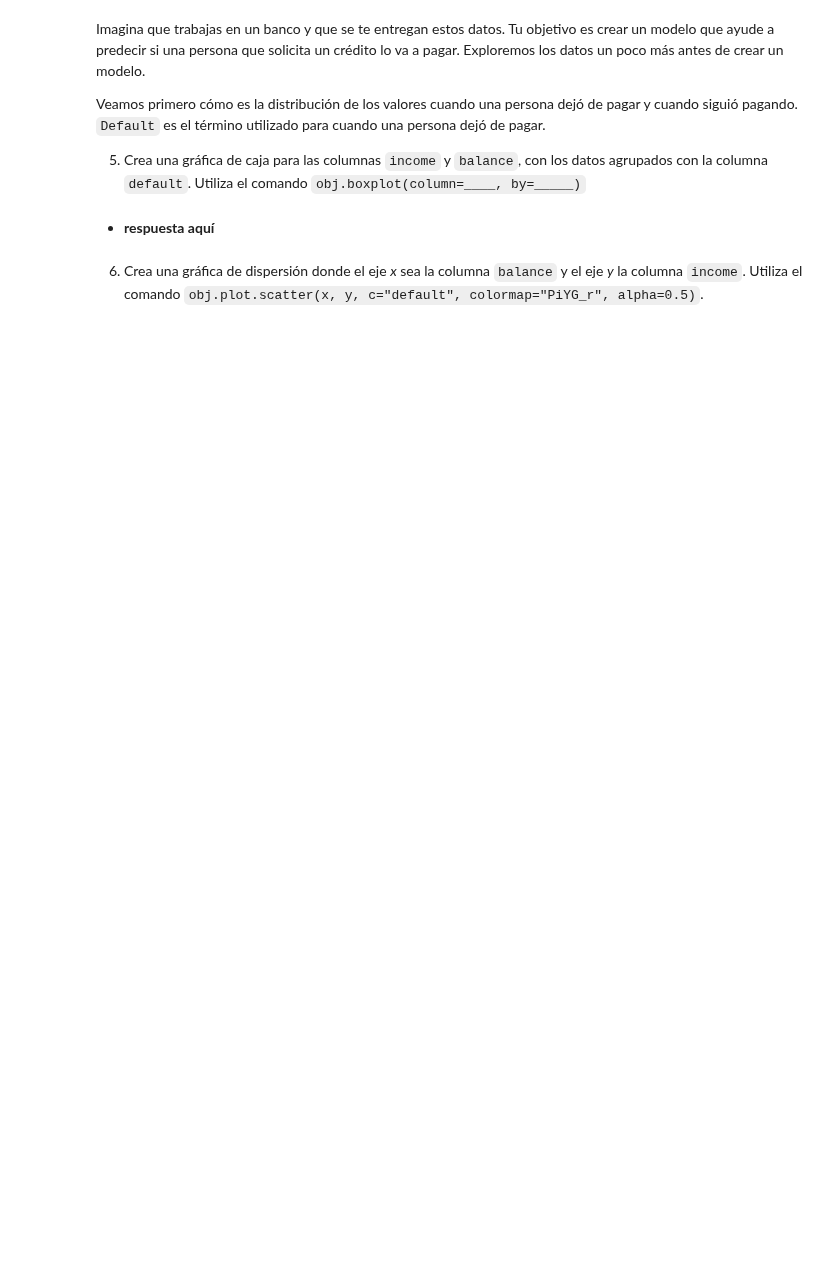
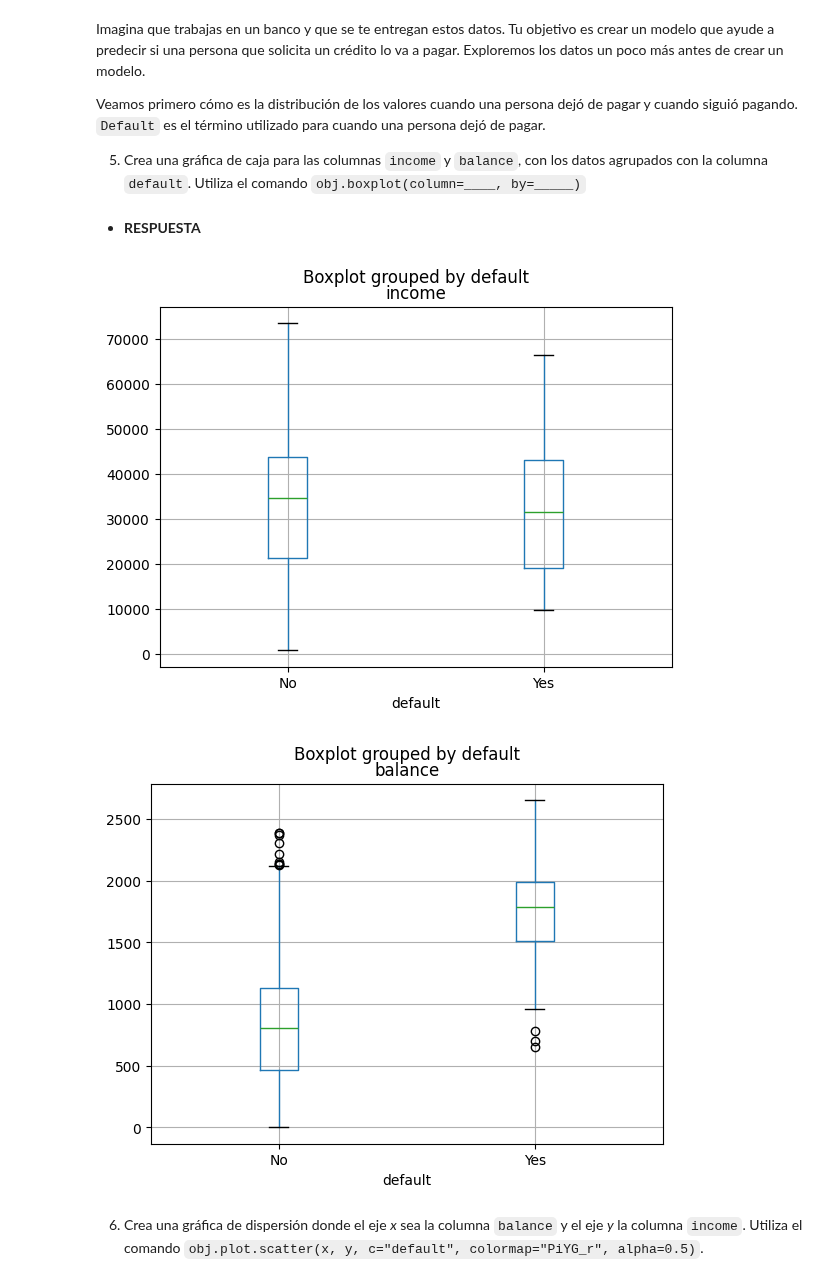
Before and after one commit to claudioemtz1357/LABORATORIO-DE-APRENDIZAJE-ESTAD-STICO, a Jupyter notebook: Lab - C1.ipynb, the cells around one changed output. Cells and saved outputs as stored; diff of their text form; code cells hidden in the pictures; blank space fills up the shorter version.

```diff
--- a/Lab - C1.ipynb
+++ b/Lab - C1.ipynb
@@ -15,3 +17,5 @@ La regresión logística es una herramienta utilizada para predecir respuestas c
+# %%
+df = pd.read_csv("/Users/claudioalejoencarnacionmartinez/Documents/SEMESTRE OTOÑO 2026/LAB APRENDIZAJE ESTADÍSTICO/LABORATORIO-DE-APRENDIZAJE-ESTAD-STICO/Default.csv")
 # %% [markdown]
 2. Utiliza el comando `obj.head()`, donde `obj` es el nombre que le diste a los datos del archivo.
 # %% [markdown]
@@ -44,0 +75,5 @@ El comando describe toma las columnas que tienen datos numéricos y saca datos e
+# %%
+df['default'] = df['default'].astype('category')
+df['student'] = df['student'].astype('category')
+
+df.dtypes
@@ -49,4 +99,4 @@ Veamos primero cómo es la distribución de los valores cuando una persona dejó
 
 5. Crea una gráfica de caja para las columnas `income` y `balance`, con los datos agrupados con la columna `default`. Utiliza el comando `obj.boxplot(column=____, by=_____)`
 # %% [markdown]
-- **respuesta aquí**
+- **RESPUESTA**
@@ -53,3 +105,11 @@ Veamos primero cómo es la distribución de los valores cuando una persona dejó
+# %%
+#Gráfica de caja para income y balance, agrupados con la columna `default`
+df.boxplot(column=['income'], by='default')
+df.boxplot(column=['balance'], by='default')
+plt.show()
+# %% [output]
+[figure, added]
+[figure, added]
 # %% [markdown]
 6. Crea una gráfica de dispersión donde el eje *x* sea la columna `balance` y el eje *y* la columna `income`. Utiliza el comando `obj.plot.scatter(x, y, c="default", colormap="PiYG_r", alpha=0.5)`.
 # %% [markdown]
```
Also changed, not shown: parts of 43 cells of this notebook.
